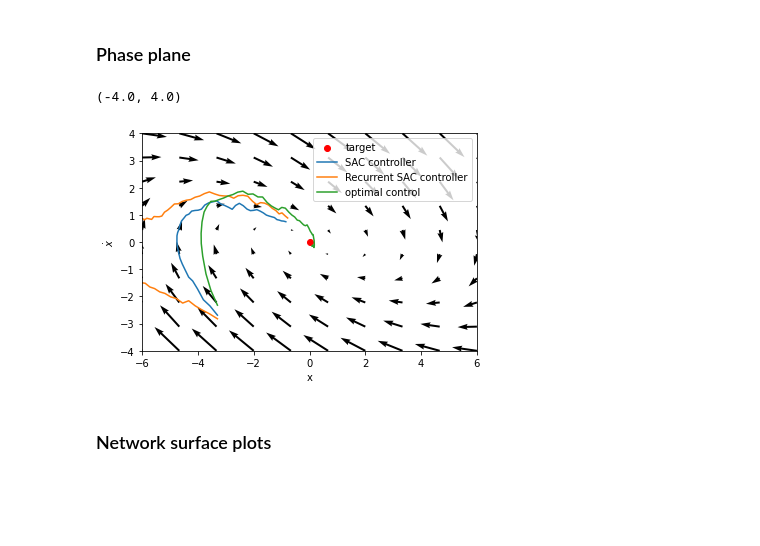
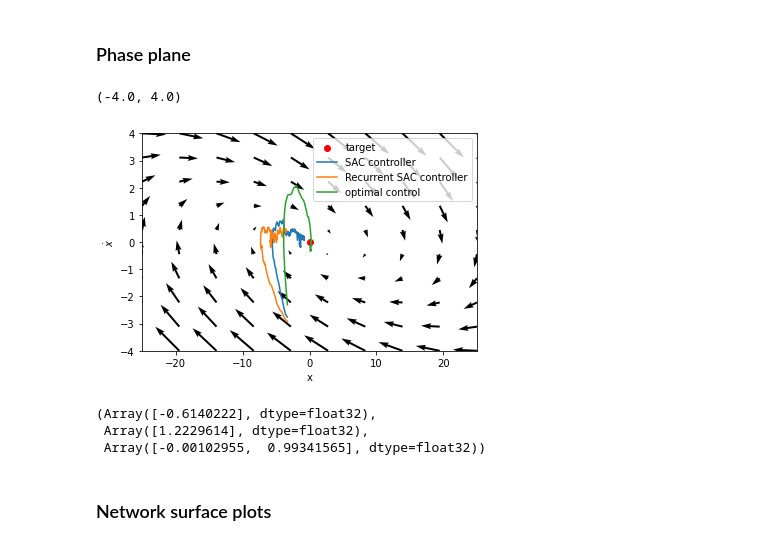
Before and after one commit to JopNiessen/SoftActorCritic, a Jupyter notebook: RecurrentSoftActorCritic_straightline_motion.ipynb, the cells around one changed output. Cells and saved outputs as stored; diff of their text form; code cells hidden in the pictures; blank space fills up the shorter version.

Commit message:
Adding recurrent policy function

```diff
--- a/RecurrentSoftActorCritic_straightline_motion.ipynb
+++ b/RecurrentSoftActorCritic_straightline_motion.ipynb
@@ -37,7 +37,7 @@ def create_agent(key):
     obs_size = 2
     ctrl_size = 1
 
-    env = Linear_SDI(end_time=20)
+    env = Linear_SDI(end_time=10)
 
     agent = SACAgent(
         env, memory_size, key,
@@ -47,6 +47,7 @@ def create_agent(key):
         control_limit=control_limit,
         epochs_per_step=10,
         lr=1e-2,
+        history_size=8,
         memory_decay=5e-3
     )
     return agent
@@ -54,13 +55,13 @@ def create_agent(key):
 ## Training
 # %%
 memory = {'recording':[], 'dt':[], 'seed':[]}
-for seed in range(1):
+for seed in [0]:
     np.random.seed(seed)
     key = jrandom.PRNGKey(seed)
 
     agent = create_agent(key)
 
-    agent.train(800, key, plotting_interval=800, record=True)
+    agent.train(2000, key, plotting_interval=100, record=True)
 
     memory['recording'].append(agent.recording)
     memory['dt'].append(agent.env.dt)
@@ -125,7 +126,7 @@ def run_recurrent(
 # %%
 N = 10
 
-x_space = np.linspace(-6, 6, N)
+x_space = np.linspace(-25, 25, N)
 v_space = np.linspace(-4, 4, N)
 xv, vv = np.meshgrid(x_space, v_space)
 qx = np.zeros((N,N))
@@ -135,37 +136,45 @@ for i, x in enumerate(x_space):
   for j, v in enumerate(v_space):
     state = jnp.array([xv[i,j], vv[i,j]])
     control = agent.actor.model.predict(state)
     dx, dv = agent.env.predict_deriv(state, control)
     qx[i,j] = dx
     qv[i,j] = dv
 
 fig, ax = plt.subplots()
 ax.scatter(0, 0, c='r', label='target')
 
 env = agent.env
 controller = agent.actor.model.predict
-S, Y = run(key, env, controller, 5, x0=jnp.array([-3, -3]))
+S, Y = run(key, env, controller, 20, x0=jnp.array([-3, -3]))
 ax.plot(S[:,0], S[:,1], label='SAC controller')
 
 env = agent.env
 controller = agent.rec_actor.step
-S, Y = run_recurrent(key, env, controller, 10, x0=jnp.array([-3, -3]))
+S, Y = run_recurrent(key, env, controller, 20, x0=jnp.array([-3, -3]))
 ax.plot(S[:,0], S[:,1], label='Recurrent SAC controller')
 
 env = agent.env
 LQR = LQRSolver(env.A, env.B, env.G, env.R)
 S, Y = run(key, env, LQR, 5, x0=jnp.array([-3, -3]))
 ax.plot(S[:,0], S[:,1], label='optimal control')
 
 ax.quiver(xv, vv, qx, qv)
 ax.legend()
 ax.set_xlabel('x')
 ax.set_ylabel(r'$\dot{x}$')
-ax.set_xlim([-6, 6])
+ax.set_xlim([-25, 25])
 ax.set_ylim([-4, 4])
 # %% [output]
 (-4.0, 4.0)
-[figure, old version]
+[figure, new version]
+# %%
+key = jrandom.PRNGKey(0)
+hid = jnp.zeros(2)
+agent.rec_actor.step(jnp.array([-10, -1]), jnp.array([0]), hid, key)
+# %% [output]
+(Array([-0.6140222], dtype=float32),
+ Array([1.2229614], dtype=float32),
+ Array([-0.00102955,  0.99341565], dtype=float32))
 # %% [markdown]
 ### Network surface plots
 # %%
```
Also changed, not shown: parts of 2 cells of this notebook, 2 other files.
